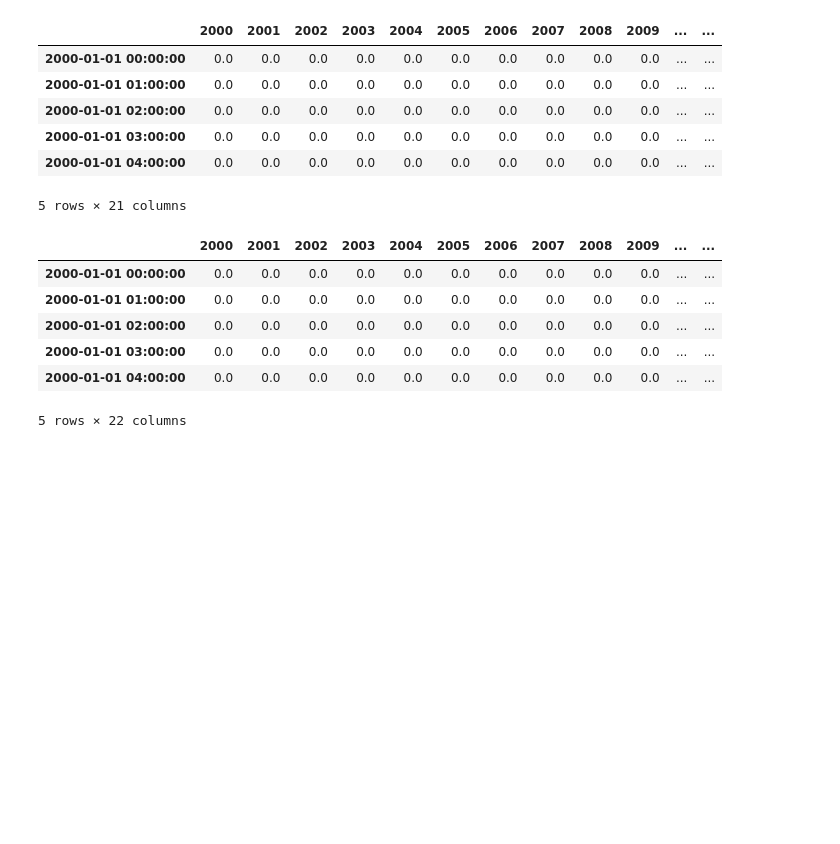
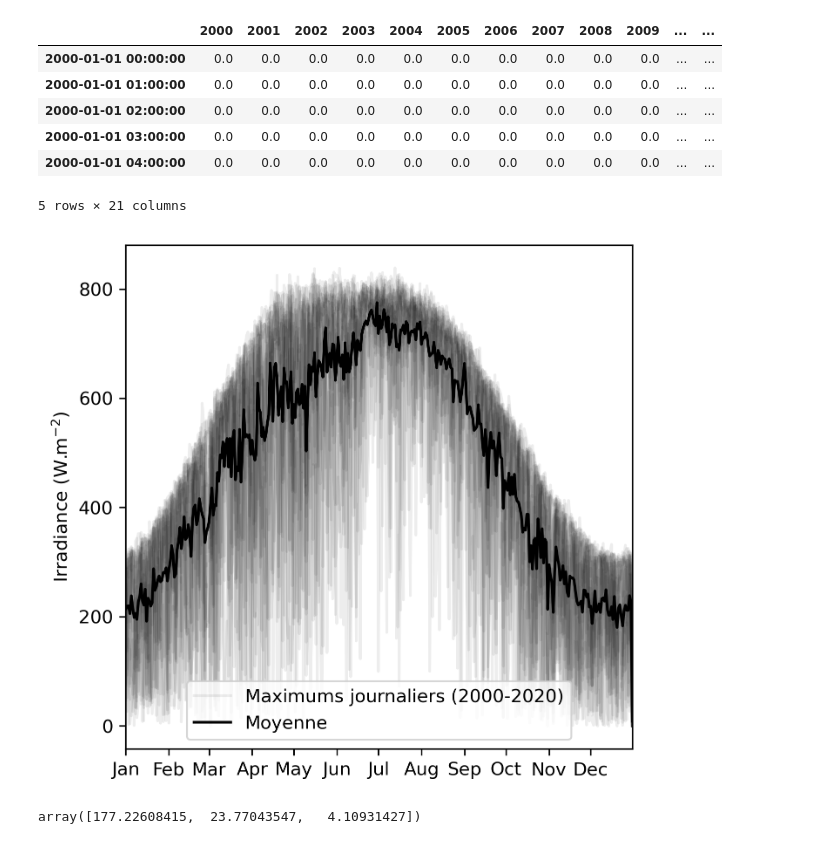
Before and after one commit to amounier/thermal, a Jupyter notebook: RC_models.ipynb, the cells around one changed output. Cells and saved outputs as stored; diff of their text form; code cells hidden in the pictures; blank space fills up the shorter version.

```diff
--- a/RC_models.ipynb
+++ b/RC_models.ipynb
@@ -423,7 +423,7 @@ month_day_hourly_solar_data.head()
 | 2000-01-01 04:00:00 | 0.0 | 0.0 | 0.0 | 0.0 | 0.0 | 0.0 | 0.0 | 0.0 | 0.0 | 0.0 | ... | ... |
 5 rows × 21 columns
 # %%
-if False:
+if True:
     month_day_daily_solar_data = month_day_hourly_solar_data.groupby(pd.Grouper(freq='1D')).max()
 
     fig,ax = plt.subplots(dpi=300,figsize=(5,5))
@@ -498,40 +498,34 @@ if False:
     ax.legend()
     ax.set_xlabel('Irradiance modélisée (W.m$^{-2}$)')
     ax.set_ylabel('Irradiance observée (W.m$^{-2}$)')
     diag = [0,month_day_hourly_solar_data.max().max()]
     ax.plot(diag,diag, color='k')
     ax.set_ylim(diag)
     ax.set_xlim(diag)
     plt.savefig(os.path.join(figs_folder,'max_daily_solar_irradiance_sinewave_versus.png'),bbox_inches='tight')
     plt.show()
 
 if False:
     month_day_daily_solar_data = month_day_hourly_solar_data.groupby(pd.Grouper(freq='1D')).max()
 
     fig,ax = plt.subplots(dpi=300,figsize=(5,5))
     ax.plot(month_day_daily_solar_data[years].mean(axis=1),label='Observations (moyenne journalière)',color='k')
     ax.fill_between(month_day_daily_solar_data[years].index,
                     month_day_daily_solar_data[years].mean(axis=1)+month_day_daily_solar_data[years].std(axis=1),
                     month_day_daily_solar_data[years].mean(axis=1)-month_day_daily_solar_data[years].std(axis=1),color='lightgrey',zorder=-1)
     ax.plot(month_day_daily_solar_data['model_annual_irradiance'],label='Modélisation sinusoïdale',color='tab:blue')
     ax.legend()
     ax.set_xlim([pd.to_datetime('2000-01-01'), pd.to_datetime('2000-12-31')])
     ax.set_ylabel('Irradiance (W.m$^{-2}$)')
     myFmt = mdates.DateFormatter('%b')
     ax.xaxis.set_major_formatter(myFmt)
 
     plt.savefig(os.path.join(figs_folder,'max_daily_solar_irradiance_sinewave_timeserie.png'),bbox_inches='tight')
     plt.show()
 
 month_day_hourly_solar_data.head()
 # %% [output]
-|  | 2000 | 2001 | 2002 | 2003 | 2004 | 2005 | 2006 | 2007 | 2008 | 2009 | ... | ... |
-| 2000-01-01 00:00:00 | 0.0 | 0.0 | 0.0 | 0.0 | 0.0 | 0.0 | 0.0 | 0.0 | 0.0 | 0.0 | ... | ... |
-| 2000-01-01 01:00:00 | 0.0 | 0.0 | 0.0 | 0.0 | 0.0 | 0.0 | 0.0 | 0.0 | 0.0 | 0.0 | ... | ... |
-| 2000-01-01 02:00:00 | 0.0 | 0.0 | 0.0 | 0.0 | 0.0 | 0.0 | 0.0 | 0.0 | 0.0 | 0.0 | ... | ... |
-| 2000-01-01 03:00:00 | 0.0 | 0.0 | 0.0 | 0.0 | 0.0 | 0.0 | 0.0 | 0.0 | 0.0 | 0.0 | ... | ... |
-| 2000-01-01 04:00:00 | 0.0 | 0.0 | 0.0 | 0.0 | 0.0 | 0.0 | 0.0 | 0.0 | 0.0 | 0.0 | ... | ... |
-5 rows × 22 columns
+[figure, added]
 # %%
 prep_hour_hourly_solar_data = pd.DataFrame(month_day_hourly_solar_data[list(range(2000,2021))].mean(axis=1)).rename(columns={0:'mean_value'})
 prep_hour_hourly_solar_data['hour'] = prep_hour_hourly_solar_data.index.hour
@@ -546,45 +540,43 @@ def get_irradiance_parameters(data):
     t = data.index.values
     res = np.zeros(t.shape)
 
-    K_day = data.mean_value.max()
-    K_night = data.mean_value.min()
+    I0 = data.mean_value.max()
+    T0 = 24
+    phi0 = 4
 
-    warming_period_start_hour = data.mean_value.idxmin()%24
-    cooling_period_start_hour = data.mean_value.idxmax()%24
-    tau = (cooling_period_start_hour - warming_period_start_hour)/4.5
+    def irradiance(t,Imax,T,phi):
+        tp = t%24
+        res = Imax*np.sin(2*np.pi/T*t+phi)
+        res[res<0] = 0
+        return res
 
-    warming_period = (t%24>=warming_period_start_hour)&(t%24<=cooling_period_start_hour)
-    cooling_period = (t%24>=cooling_period_start_hour)|(t%24<=warming_period_start_hour)
-    intersection_period = (warming_period) & (cooling_period)
+    def gaussian_irradiance(t,Imax,sigma,mu):
+        tp = t%24
+        res = Imax*(1/(sigma*np.sqrt(2*np.pi)))*np.exp(-(tp-mu)**2/(2*sigma**2))
+        return res
 
-    def temperature_warming_period(t,Kmax,Kmin,tau):
-        tp = t%24-warming_period_start_hour
-        return Kmin + (Kmax-Kmin)*(1-np.exp(-tp/tau))*(1-np.exp(-tp/tau))
+    def solar_irradiance(t,Imax,sigma,mu):
+        tp = t%24
+        res = Imax*(1/(sigma*np.sqrt(2*np.pi)))*np.exp(-(tp-mu)**2/(2*sigma**2))
+        return res
 
-    def temperature_cooling_period(t,Kmax,Kmin,tau):
-        tp = t%24-cooling_period_start_hour
-        tp[tp < 0] += 24
-        return Kmax - (Kmax-Kmin)*(1-np.exp(-tp/tau))*(1-np.exp(-tp/tau))
+    p0 = (I0,T0,phi0)
+    popt, _ = curve_fit(irradiance, t, data.mean_value.values, p0=p0, method='lm')
 
-    p0_warming = (K_day,K_night,tau)
-    popt_warming, _ = curve_fit(temperature_warming_period, t[warming_period], data.mean_value.values[warming_period], p0=p0_warming, method='lm')
-    p0_cooling = (K_day,K_night,tau)
-    popt_cooling, _ = curve_fit(temperature_cooling_period, t[cooling_period], data.mean_value.values[cooling_period], p0=p0_cooling, method='lm')
-
-    parameters = {'warming':(warming_period_start_hour,*popt_warming),
-                  'cooling':(cooling_period_start_hour,*popt_cooling),
-                 }
+    parameters = popt
     return parameters
 
-daily_profile_parameters = dict()
+daily_profile_solar_parameters = dict()
 for month in range(1,13):
-    plot_hour_hourly_data = hour_hourly_data[hour_hourly_data.month==month].copy()
-    plot_hour_hourly_data.mean_value = plot_hour_hourly_data.mean_value - plot_hour_hourly_data.mean_value.mean()
+    plot_hour_hourly_solar_data = hour_hourly_solar_data[hour_hourly_solar_data.month==month].copy()
+    #plot_hour_hourly_solar_data.mean_value = plot_hour_hourly_solar_data.mean_value - plot_hour_hourly_data.mean_value.mean()
     more_hour = list(range(24,100))
-    more_hour_df = pd.DataFrame().from_dict({'month':[month]*len(more_hour),'hour':more_hour, 'mean_value':[plot_hour_hourly_data[plot_hour_hourly_data.hour==h%24].mean_value.values[0] for h in more_hour]})
-    plot_hour_hourly_data = pd.concat([plot_hour_hourly_data, more_hour_df])
+    more_hour_df = pd.DataFrame().from_dict({'month':[month]*len(more_hour),'hour':more_hour, 'mean_value':[plot_hour_hourly_solar_data[plot_hour_hourly_solar_data.hour==h%24].mean_value.values[0] for h in more_hour]})
+    plot_hour_hourly_solar_data = pd.concat([plot_hour_hourly_solar_data, more_hour_df])
 
-    params = get_second_order_daily_temperature_parameters(plot_hour_hourly_data)
-    daily_profile_parameters[month] = params
+    params = get_irradiance_parameters(plot_hour_hourly_solar_data)
+    daily_profile_solar_parameters[month] = params
 
-daily_profile_parameters.get(1)
+daily_profile_solar_parameters.get(1)
+# %% [output]
+array([177.22608415,  23.77043547,   4.10931427])
```
Also changed, not shown: parts of 2 cells of this notebook.
